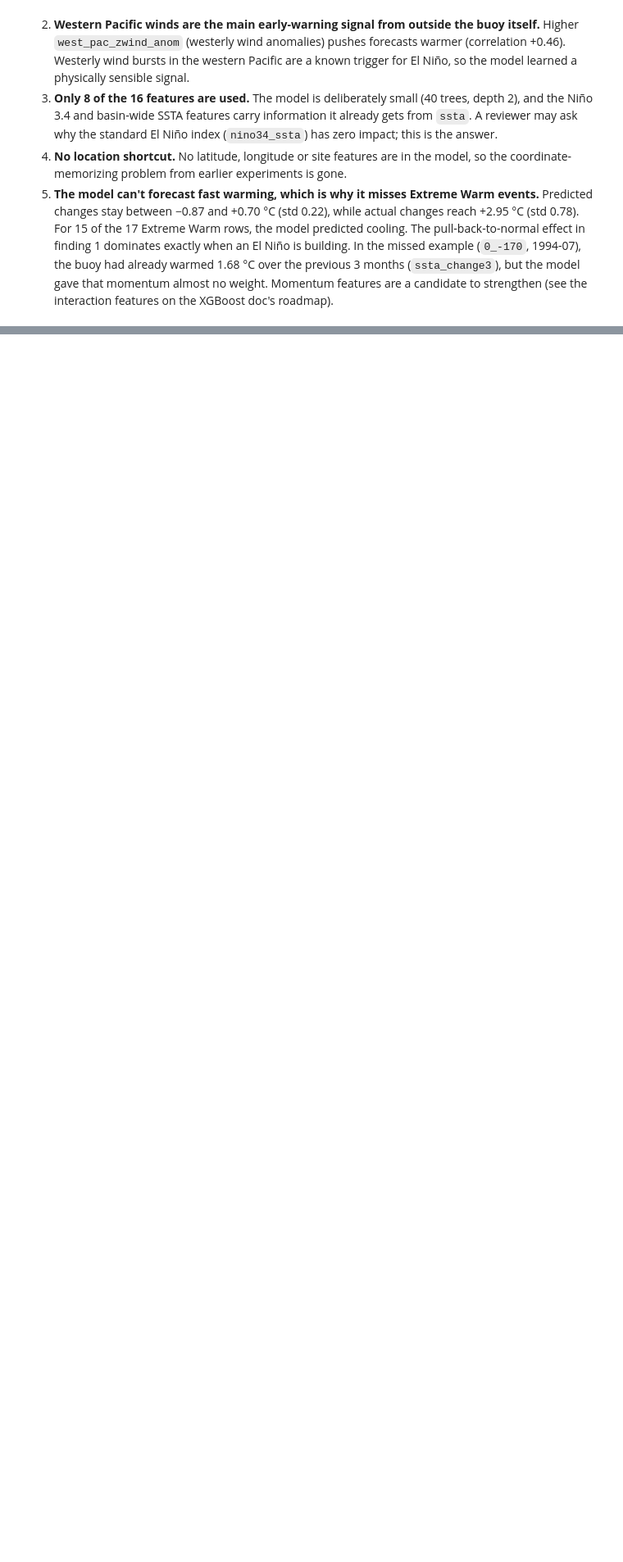
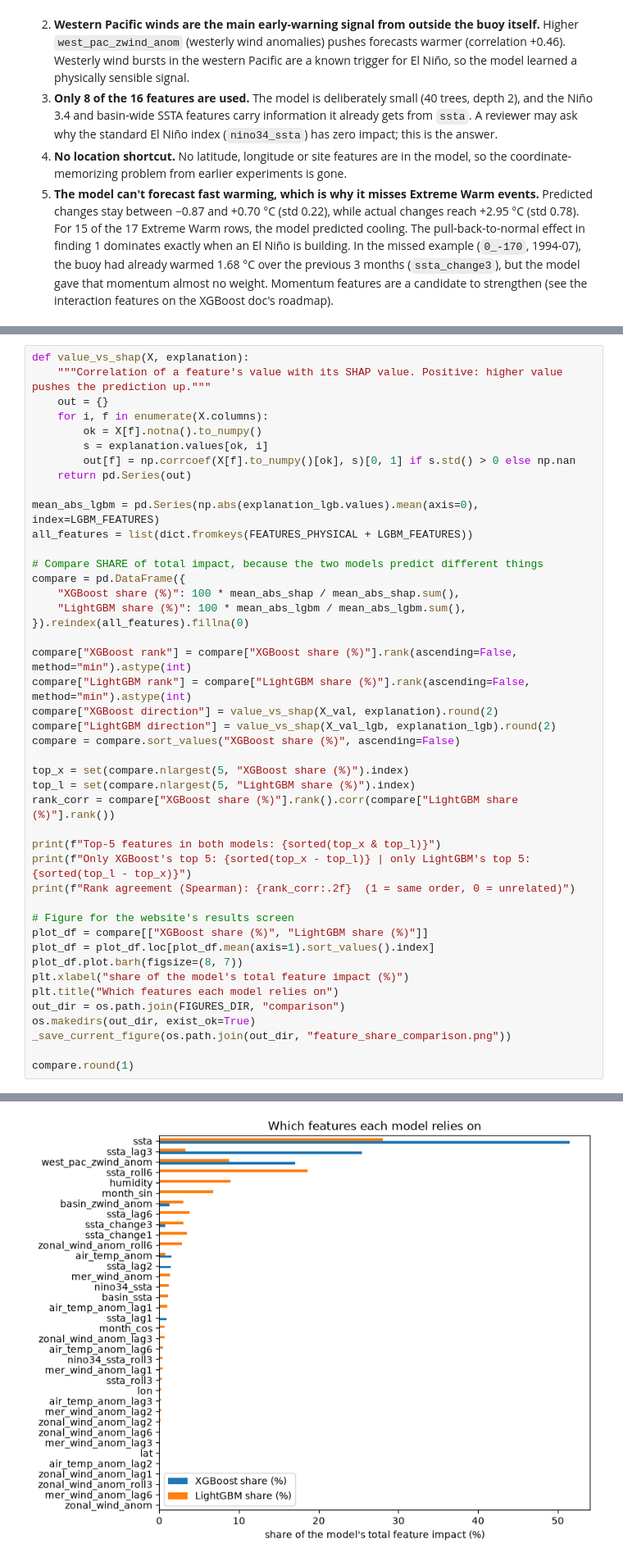
Before and after one commit to Break-Through-Tech/AWS-1A-climate-risk-modeling-for-supply-chain-resiliency, a Jupyter notebook: notebooks/model_explainability.ipynb, the cells around one changed output, grey strips where cells are left out. Shown at 82% size. Saved outputs shown, nothing was run; the diff lists cells and outputs as text; blank space fills up the shorter version.

```diff
--- a/notebooks/model_explainability.ipynb
+++ b/notebooks/model_explainability.ipynb
@@ -342,0 +466,45 @@ Extreme Warm rows: 17; predicted Δ was negative (cooling) for 15 of them
+# %%
+def value_vs_shap(X, explanation):
+    """Correlation of a feature's value with its SHAP value. Positive: higher value pushes the prediction up."""
+    out = {}
+    for i, f in enumerate(X.columns):
+        ok = X[f].notna().to_numpy()
+        s = explanation.values[ok, i]
+        out[f] = np.corrcoef(X[f].to_numpy()[ok], s)[0, 1] if s.std() > 0 else np.nan
+    return pd.Series(out)
+
+mean_abs_lgbm = pd.Series(np.abs(explanation_lgb.values).mean(axis=0), index=LGBM_FEATURES)
+all_features = list(dict.fromkeys(FEATURES_PHYSICAL + LGBM_FEATURES))
+
+# Compare SHARE of total impact, because the two models predict different things
+compare = pd.DataFrame({
+    "XGBoost share (%)": 100 * mean_abs_shap / mean_abs_shap.sum(),
+    "LightGBM share (%)": 100 * mean_abs_lgbm / mean_abs_lgbm.sum(),
+}).reindex(all_features).fillna(0)
+
+compare["XGBoost rank"] = compare["XGBoost share (%)"].rank(ascending=False, method="min").astype(int)
+compare["LightGBM rank"] = compare["LightGBM share (%)"].rank(ascending=False, method="min").astype(int)
+compare["XGBoost direction"] = value_vs_shap(X_val, explanation).round(2)
+compare["LightGBM direction"] = value_vs_shap(X_val_lgb, explanation_lgb).round(2)
+compare = compare.sort_values("XGBoost share (%)", ascending=False)
+
+top_x = set(compare.nlargest(5, "XGBoost share (%)").index)
+top_l = set(compare.nlargest(5, "LightGBM share (%)").index)
+rank_corr = compare["XGBoost share (%)"].rank().corr(compare["LightGBM share (%)"].rank())
+
+print(f"Top-5 features in both models: {sorted(top_x & top_l)}")
+print(f"Only XGBoost's top 5: {sorted(top_x - top_l)} | only LightGBM's top 5: {sorted(top_l - top_x)}")
+print(f"Rank agreement (Spearman): {rank_corr:.2f}  (1 = same order, 0 = unrelated)")
+
+# Figure for the website's results screen
+plot_df = compare[["XGBoost share (%)", "LightGBM share (%)"]]
+plot_df = plot_df.loc[plot_df.mean(axis=1).sort_values().index]
+plot_df.plot.barh(figsize=(8, 7))
+plt.xlabel("share of the model's total feature impact (%)")
+plt.title("Which features each model relies on")
+out_dir = os.path.join(FIGURES_DIR, "comparison")
+os.makedirs(out_dir, exist_ok=True)
+_save_current_figure(os.path.join(out_dir, "feature_share_comparison.png"))
+
+compare.round(1)
+# %% [output]
@@ -342,0 +514 @@ Extreme Warm rows: 17; predicted Δ was negative (cooling) for 15 of them
+[figure, added]
```
Also changed, not shown: parts of 13 cells of this notebook, 10 other files.
